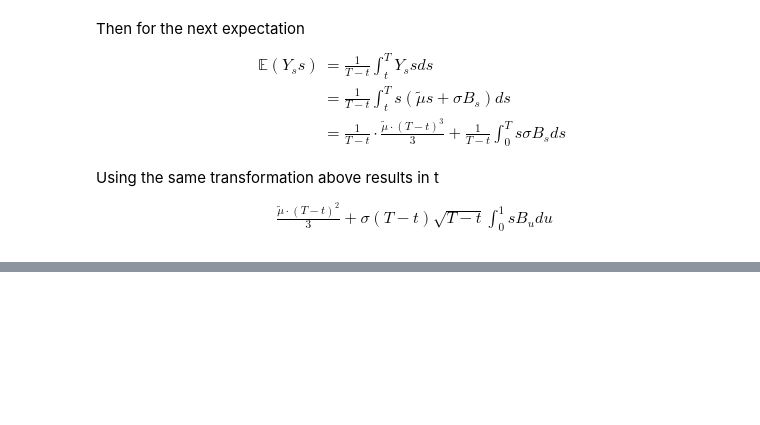
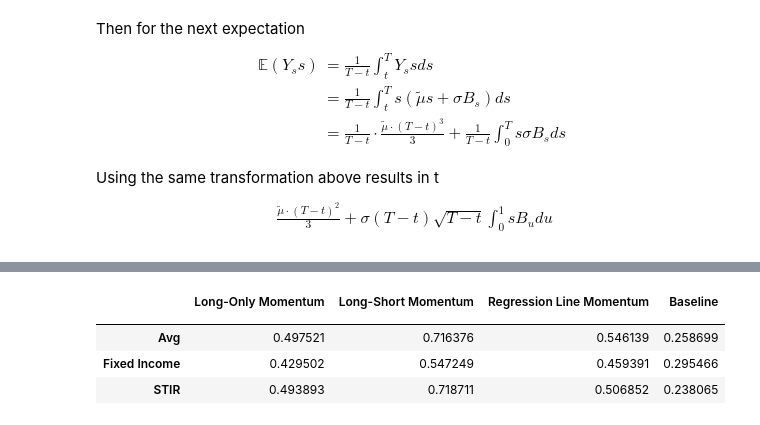
Before and after one commit to diegodalvarez/TrendSystem, a Jupyter notebook: Research/Writeups/SocieteGeneraleRates.ipynb, the cells around one changed output, grey strips where cells are left out. Saved outputs shown, nothing was run; the diff lists cells and outputs as text; code cells hidden in the pictures; blank space fills up the shorter version.

```diff
--- a/Research/Writeups/SocieteGeneraleRates.ipynb
+++ b/Research/Writeups/SocieteGeneraleRates.ipynb
@@ -394,0 +395,41 @@ df_straddle = (pd
+# %%
+df_base_sharpe = (df_px
+    .pivot(index = "date", columns = ["ticker", "group"], values = "px")
+    .pct_change()
+    .apply(lambda x: x * (0.1 / (x.ewm(span = 100, adjust = False).std() * np.sqrt(252))))
+    .reset_index()
+    .melt(id_vars = [("date", "")])
+    .rename(columns = {("date", ""): "date"})
+    .dropna()
+    .drop(columns = ["ticker"])
+    .groupby(["date", "group"])
+    .agg("mean")
+    .reset_index()
+    .pivot(index = "date", columns = "group", values = "value")
+    .assign(avg_rtn = lambda x: x.mean(axis = 1))
+    .agg(lambda x: x.mean() / x.std() * np.sqrt(252))
+    .to_frame(name = "Baseline"))
+# %%
+display(df_port
+    .melt(id_vars = ["date", "signal_name"])
+    .drop(columns = ["date"])
+    .groupby(["signal_name", "group"])
+    ["value"]
+    .agg(lambda x: x.mean() / x.std() * np.sqrt(252))
+    .to_frame(name = "sharpe")
+    .reset_index()
+    .rename(columns = {"signal_name": ""})
+    .pivot(index = "group", columns = "", values = "sharpe")
+    .merge(right = df_base_sharpe, how = "inner", on = ["group"])
+    .reset_index()
+    .replace(renamer)
+    .replace({"avg_rtn": "Avg"})
+    .rename(columns = renamer)
+    .rename(columns = {"group": ""})
+    .set_index(""))
+# %% [output]
+|  | Long-Only Momentum | Long-Short Momentum | Regression Line Momentum | Baseline |
+|  |  |  |  |  |
+| Avg | 0.497521 | 0.716376 | 0.546139 | 0.258699 |
+| Fixed Income | 0.429502 | 0.547249 | 0.459391 | 0.295466 |
+| STIR | 0.493893 | 0.718711 | 0.506852 | 0.238065 |
```
Also changed, not shown: parts of 25 cells of this notebook.
